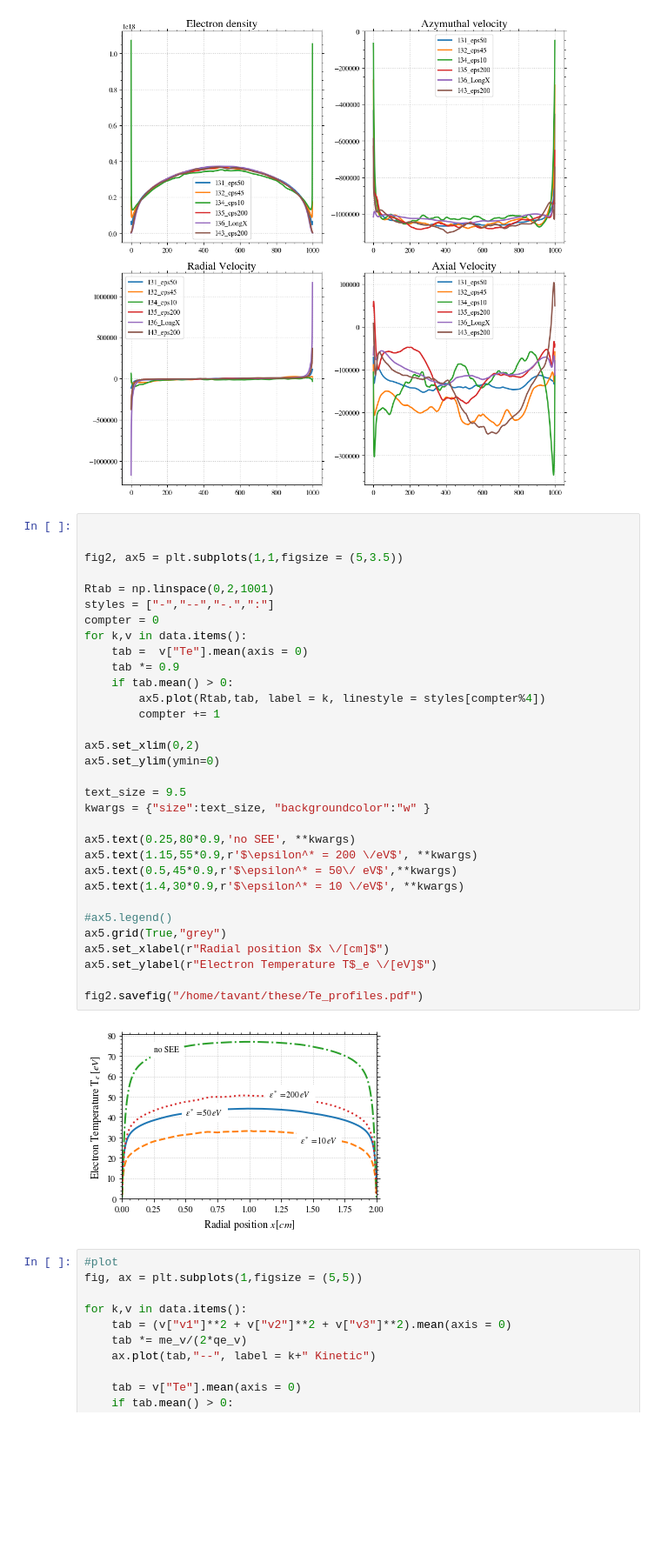
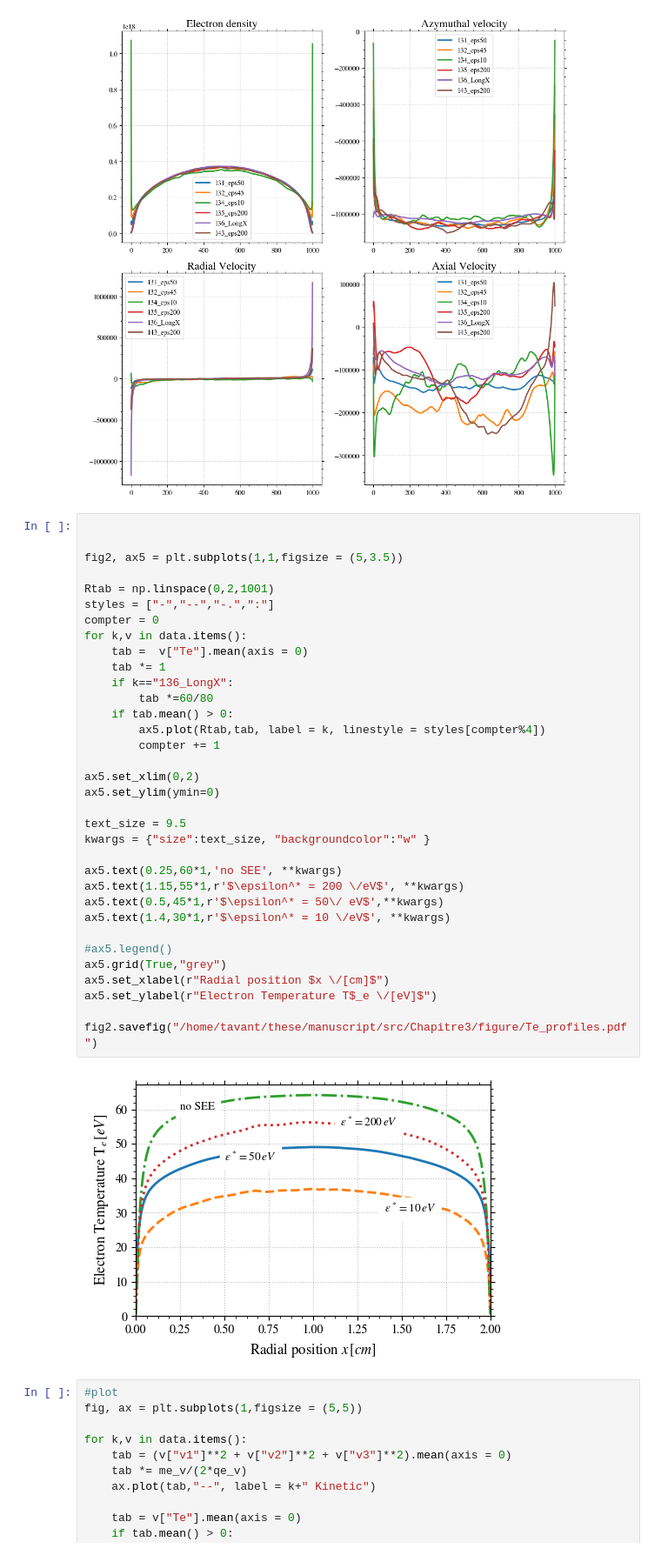
Before and after one commit to antoinetavant/PhD_thesis_manuscript, a Jupyter notebook: src/Chapitre1/scripts_figure/Te_profile_17-04-2018.ipynb, the cells around one changed output. Shown at 87% size. Saved outputs shown, nothing was run; the diff lists cells and outputs as text; blank space fills up the shorter version.

```diff
--- a/src/Chapitre1/scripts_figure/Te_profile_17-04-2018.ipynb
+++ b/src/Chapitre1/scripts_figure/Te_profile_17-04-2018.ipynb
@@ -143,37 +143,39 @@ fig.savefig("ne_ve_profiles.png")
 # %%
 
 
 fig2, ax5 = plt.subplots(1,1,figsize = (5,3.5))
 
 Rtab = np.linspace(0,2,1001)
 styles = ["-","--","-.",":"]
 compter = 0
 for k,v in data.items():
     tab =  v["Te"].mean(axis = 0)
-    tab *= 0.9
+    tab *= 1
+    if k=="136_LongX":
+        tab *=60/80
     if tab.mean() > 0:
         ax5.plot(Rtab,tab, label = k, linestyle = styles[compter%4])
         compter += 1
 
 ax5.set_xlim(0,2)
 ax5.set_ylim(ymin=0)
 
 text_size = 9.5
 kwargs = {"size":text_size, "backgroundcolor":"w" }
 
-ax5.text(0.25,80*0.9,'no SEE', **kwargs)
-ax5.text(1.15,55*0.9,r'$\epsilon^* = 200 \/eV$', **kwargs)
-ax5.text(0.5,45*0.9,r'$\epsilon^* = 50\/ eV$',**kwargs)
-ax5.text(1.4,30*0.9,r'$\epsilon^* = 10 \/eV$', **kwargs)
+ax5.text(0.25,60*1,'no SEE', **kwargs)
+ax5.text(1.15,55*1,r'$\epsilon^* = 200 \/eV$', **kwargs)
+ax5.text(0.5,45*1,r'$\epsilon^* = 50\/ eV$',**kwargs)
+ax5.text(1.4,30*1,r'$\epsilon^* = 10 \/eV$', **kwargs)
 
 #ax5.legend()
 ax5.grid(True,"grey")
 ax5.set_xlabel(r"Radial position $x \/[cm]$")
 ax5.set_ylabel(r"Electron Temperature T$_e \/[eV]$")
 
-fig2.savefig("/home/tavant/these/Te_profiles.pdf")
+fig2.savefig("/home/tavant/these/manuscript/src/Chapitre3/figure/Te_profiles.pdf")
 # %% [output]
-[figure, old version]
+[figure, new version]
 # %%
 #plot
 fig, ax = plt.subplots(1,figsize = (5,5))
```
Also changed, not shown: parts of 1 cell of this notebook, 8 other files.
